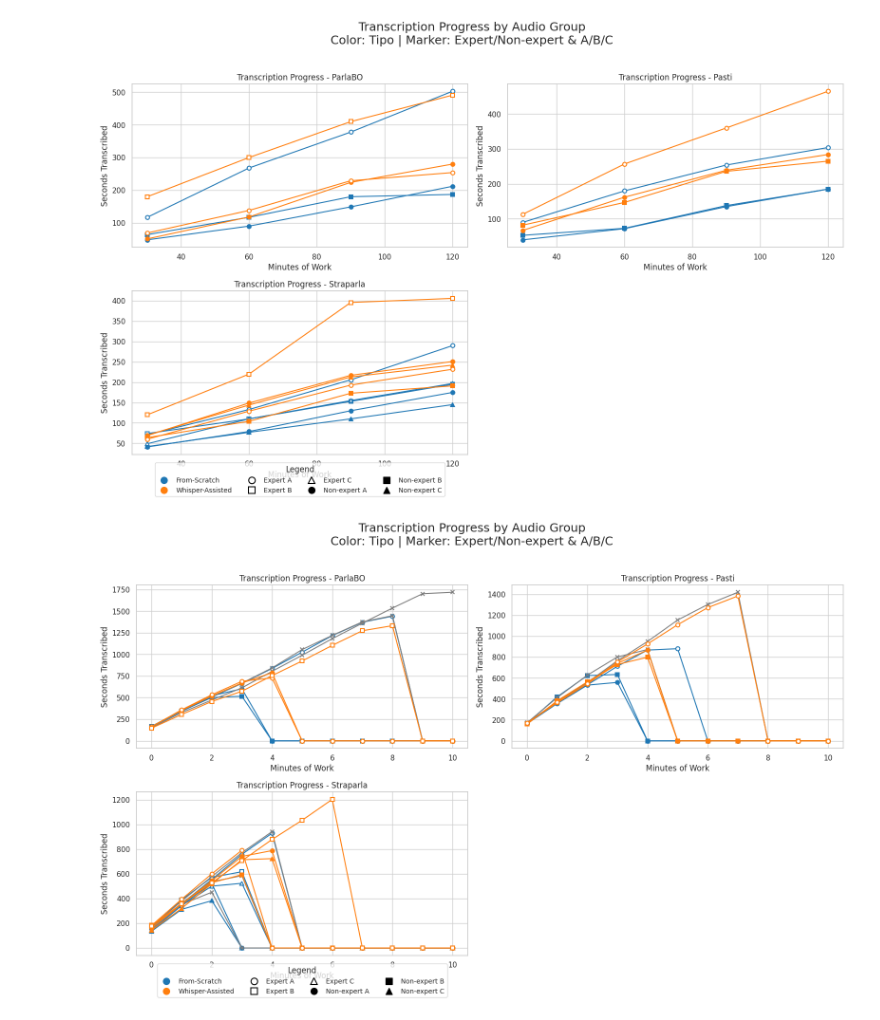
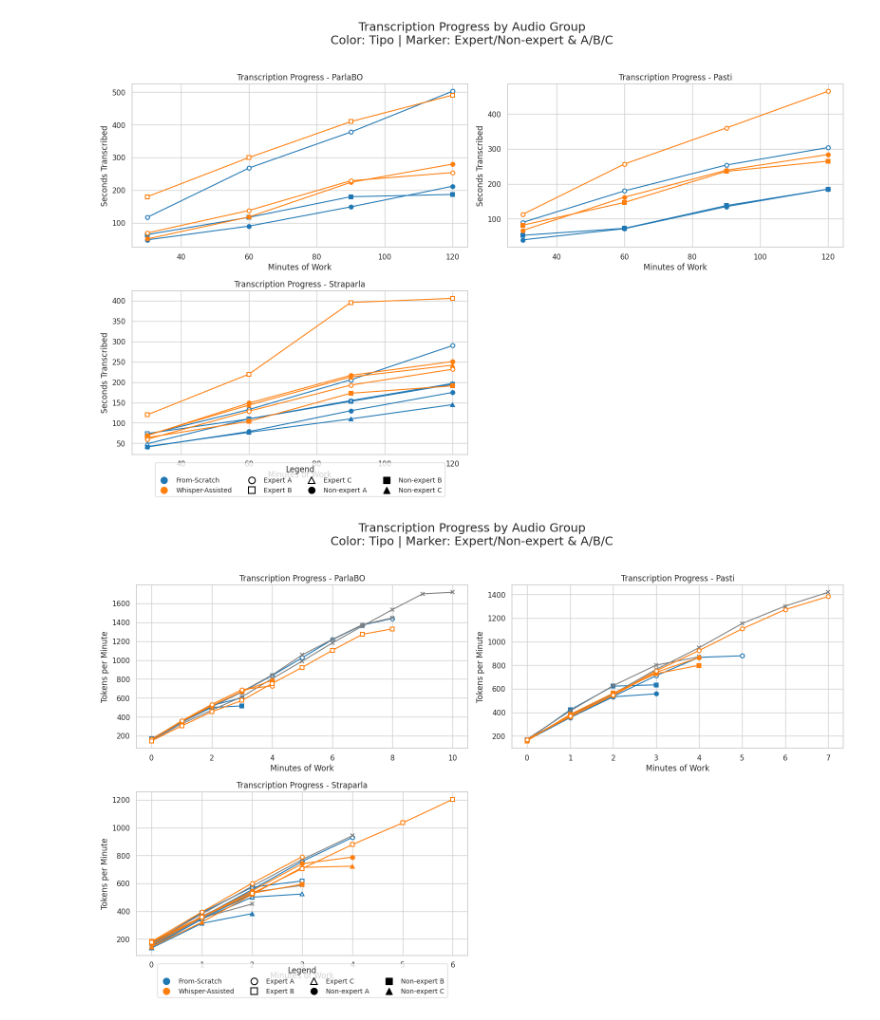
Before and after one commit to LaboratorioSperimentale/asr-assisted-transcription, a Jupyter notebook: data_analysis/prova_ludovica.ipynb, the cells around one changed output. Cells and saved outputs as stored; diff of their text form; code cells hidden in the pictures.

Commit message:
add prova plots

```diff
--- a/data_analysis/prova_ludovica.ipynb
+++ b/data_analysis/prova_ludovica.ipynb
@@ -109,32 +108,34 @@ plt.show()
 # %% [output]
 [figure]
 # %%
+# Grouped statistics
 grouped_stats = df.groupby(['Tipo', 'Esperto', 'Audio']).mean(numeric_only=True).reset_index()
 
-# Prepare melted DataFrame
+# Melt the token-per-minute columns
 melted = pd.melt(
     grouped_stats,
     id_vars=['Tipo', 'Esperto', 'Audio'],
-    value_vars=[f"tokens_per_minute::{i}" for i in range(0,11)],
+    value_vars=[f"tokens_per_minute::{i}" for i in range(0, 11)],
     var_name='Time',
     value_name='TranscribedTokens'
 )
 melted['Minutes'] = melted['Time'].str.extract('(\d+)').astype(int)
 
-# Group similar audios
+# Group audios
 def group_audio(audio_name):
     match = re.match(r"([A-Za-z]+(?:[A-Z]{2})?)", audio_name)
     return match.group(1) if match else audio_name
 
 melted['AudioGroup'] = melted['Audio'].apply(group_audio)
 
+# Extract version (A/B/C)
 def extract_version(audio_name):
     match = re.search(r'_([ABC])$', audio_name)
     return match.group(1) if match else 'A'
 
 melted['AudioVersion'] = melted['Audio'].apply(extract_version)
 
-# Plot settings
+# Plot style settings
 sns.set(style="whitegrid")
 color_map = {
     "From-Scratch": "tab:blue",
@@ -142,15 +143,15 @@ color_map = {
     "Revised": "tab:gray"
 }
 marker_style_map = {
-    ('sì', 'A'): ('o', 'none'),     # Expert A - empty circle
-    ('sì', 'B'): ('s', 'none'),     # Expert B - empty square
-    ('sì', 'C'): ('^', 'none'),     # Expert C - empty triangle
-    ('no', 'A'): ('o', 'full'),     # Non-expert A - filled circle
-    ('no', 'B'): ('s', 'full'),     # Non-expert B - filled square
-    ('no', 'C'): ('^', 'full')      # Non-expert C - filled triangle
+    ('sì', 'A'): ('o', 'none'),
+    ('sì', 'B'): ('s', 'none'),
+    ('sì', 'C'): ('^', 'none'),
+    ('no', 'A'): ('o', 'full'),
+    ('no', 'B'): ('s', 'full'),
+    ('no', 'C'): ('^', 'full')
 }
 
-# Plot one chart per audio group
+# Plotting
 unique_groups = melted['AudioGroup'].unique()
 cols = 2
 rows = (len(unique_groups) + 1) // cols
@@ -167,38 +168,41 @@ for i, group in enumerate(unique_groups, 1):
         facecolor = 'white' if fill == 'none' else color
         edgecolor = color
 
+        # Replace zeros with NaN to skip plotting them
+        y_vals = np.where(grp['TranscribedTokens'] > 0, grp['TranscribedTokens'], np.nan)
+
         plt.plot(
             grp['Minutes'],
-            grp['TranscribedTokens'],
+            y_vals,
             label=label,
             color=color,
             marker=marker,
             markerfacecolor=facecolor,
             markeredgecolor=edgecolor,
             markeredgewidth=1.5,
             linestyle='-'
         )
     plt.title(f"Transcription Progress - {group}")
     plt.xlabel("Minutes of Work")
-    plt.ylabel("Seconds Transcribed")
+    plt.ylabel("Tokens per Minute")
     plt.grid(True)
     plt.tight_layout()
 
 # Custom legend
 legend_elements = [
     Line2D([0], [0], marker='o', color='tab:blue', label='From-Scratch', markersize=10, linestyle=''),
     Line2D([0], [0], marker='o', color='tab:orange', label='Whisper-Assisted', markersize=10, linestyle=''),
     Line2D([0], [0], marker='o', color='black', markerfacecolor='white', markeredgewidth=1.5, label='Expert A', linestyle='', markersize=10),
     Line2D([0], [0], marker='s', color='black', markerfacecolor='white', markeredgewidth=1.5, label='Expert B', linestyle='', markersize=10),
     Line2D([0], [0], marker='^', color='black', markerfacecolor='white', markeredgewidth=1.5, label='Expert C', linestyle='', markersize=10),
     Line2D([0], [0], marker='o', color='black', markerfacecolor='black', label='Non-expert A', linestyle='', markersize=10),
     Line2D([0], [0], marker='s', color='black', markerfacecolor='black', label='Non-expert B', linestyle='', markersize=10),
     Line2D([0], [0], marker='^', color='black', markerfacecolor='black', label='Non-expert C', linestyle='', markersize=10),
 ]
 
 plt.legend(handles=legend_elements, loc='upper center', bbox_to_anchor=(0.5, -0.03), ncol=4, fontsize='small', title="Legend")
 plt.suptitle("Transcription Progress by Audio Group\nColor: Tipo | Marker: Expert/Non-expert & A/B/C", fontsize=18, y=1.02)
 plt.tight_layout()
 plt.show()
 # %% [output]
-[figure, old version]
+[figure, new version]
```
Also changed, not shown: parts of 3 cells of this notebook.
